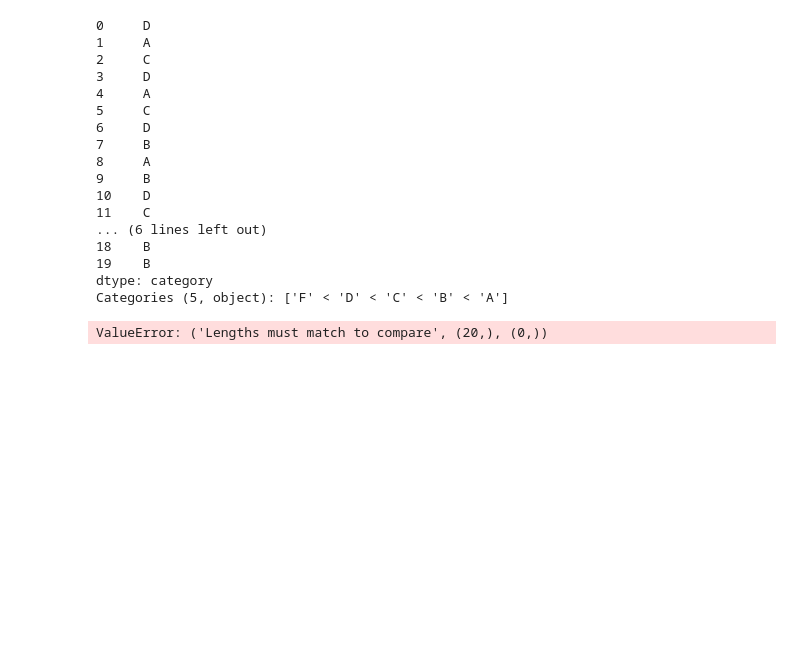
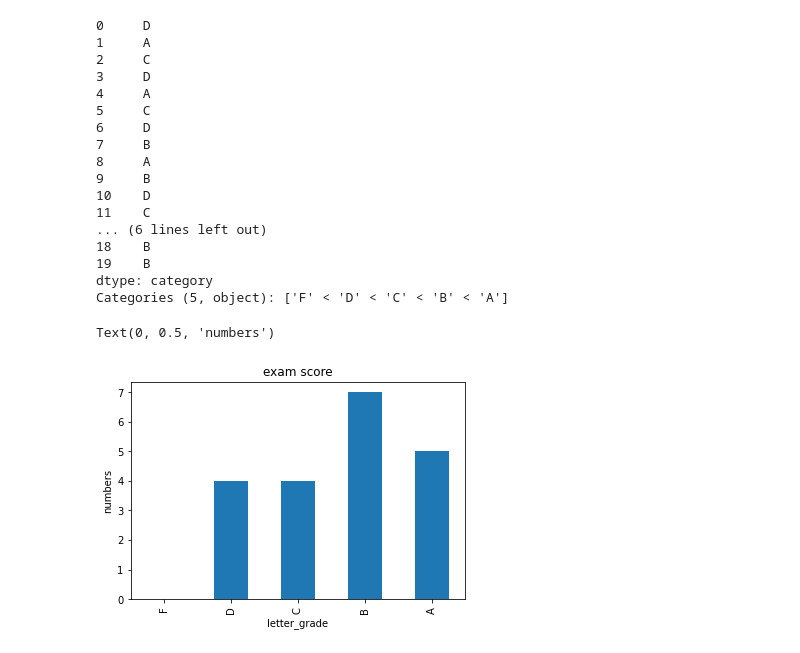
Before and after one commit to QinzhiChen/numpy-pandas-visualization-exercises, a Jupyter notebook: pandas_series.ipynb, the cells around one changed output. Drawn from its saved outputs; the diff is of its cells as text; code cells hidden in the pictures; blank space fills up the shorter version.

```diff
--- a/pandas_series.ipynb
+++ b/pandas_series.ipynb
@@ -455,7 +455,8 @@ dtype: int64
 # %%
 # assign letter grade
 curved=score_series+[100-score_series.max()]
-pd.cut(curved,bins=[0,59,69,79,89,100],labels=['F','D','C','B','A'])
+grade=pd.cut(curved,bins=[0,59,69,79,89,100],labels=['F','D','C','B','A'])
+grade
 # %% [output]
 0     D
 1     A
@@ -475,12 +476,12 @@ pd.cut(curved,bins=[0,59,69,79,89,100],labels=['F','D','C','B','A'])
 dtype: category
 Categories (5, object): ['F' < 'D' < 'C' < 'B' < 'A']
 # %%
-curved=score_series+[100-score_series.max()]
-
-plt1.plot.hist(pd.cut(curved,bins=[0,59,69,79,89,100],labels=['F','D','C','B','A']))
+# plot the letter grade
+grade.value_counts().sort_index().plot.bar()
 plt.title('exam score')
 plt.xticks(rotation=90)
 plt.xlabel('letter_grade')
 plt.ylabel('numbers')
 # %% [output]
-ValueError: ('Lengths must match to compare', (20,), (0,))
+Text(0, 0.5, 'numbers')
+[figure, added]
```
Also changed, not shown: parts of 1 cell of this notebook, 2 other files.
